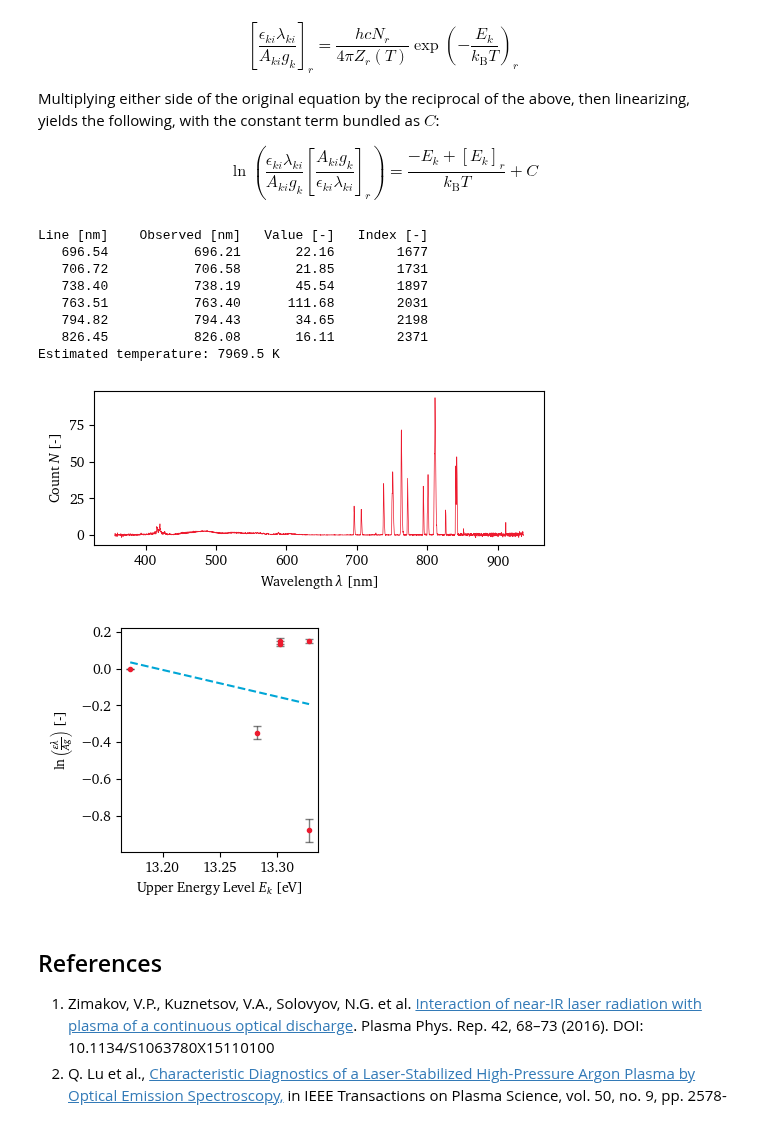
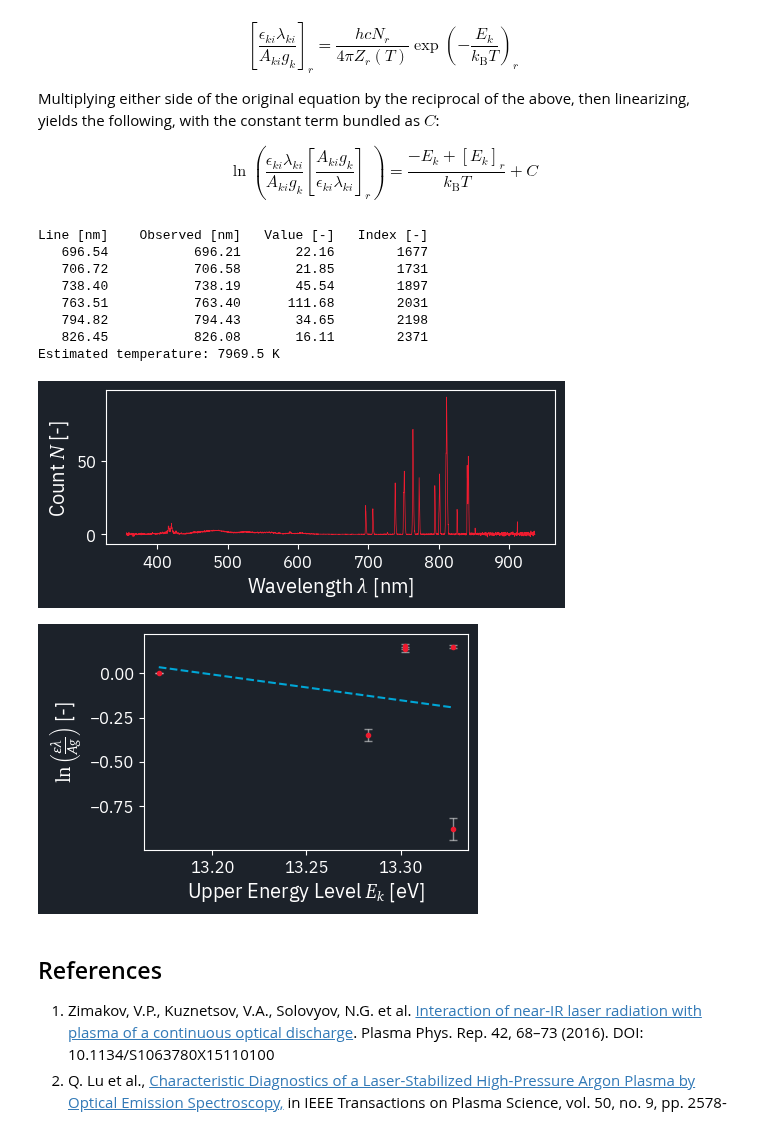
Before and after one commit to eeduplay/MScThesis, a Jupyter notebook: code/argon_spectrum.ipynb, the cells around one changed output. Drawn from its saved outputs; the diff is of its cells as text; code cells hidden in the pictures.

```diff
--- a/code/argon_spectrum.ipynb
+++ b/code/argon_spectrum.ipynb
@@ -19,6 +19,8 @@ from Laser import util as lu
 from scipy.optimize import curve_fit
 from scipy.constants import k, elementary_charge
 
+plt.style.use(['dark_background', './presentationPlots.mplstyle'])
+FIGTARGET = getenv('PPTASSETPATH')
 
 kB = k
 
@@ -250,38 +253,38 @@ ref_line = observed_lines[ref_line_index, :].reshape((4,))
 ref_term = transitions[transitions[:,0] == ref_wavelength, 1] \
             / (ref_line[2]*ref_wavelength)
 lnvalues = np.log(
     ref_term * observed_lines[:,0] * observed_lines[:,2] / transitions[:,1]
 )
 E_kr = transitions[transitions[:,0] == ref_wavelength, 2]
 
 fitfunc = lambda ek, m, c: m*ek + c  # We're bundling the E_kr/kb.T term into c
 
 popt, pcov = curve_fit(fitfunc, transitions[:,2], lnvalues)
 fitfunc_x = np.array([transitions[:,2].min(), transitions[:,2].max()])
-plt.subplots(figsize=(3,3))
+plt.subplots(figsize=(4.5,3))
 # plt.plot(transitions[:,2], lnvalues, '.')
 plt.errorbar(transitions[:,2], lnvalues, yerr=transitions[:,3]*np.abs(lnvalues),
-             ecolor=(0,0,0,0.5), elinewidth=1.0, capsize=3, fmt='.')
+             ecolor=(1,1,1,0.5), elinewidth=1.0, capsize=3, fmt='.')
 print('Estimated temperature: {:.1f} K'.format(-elementary_charge/(kB*popt[0])))
 plt.xlabel(r'Upper Energy Level $E_k$ [eV]')
 plt.ylabel(r'$\ln{\left(\frac{\epsilon\lambda}{Ag}\right)}$ [-]')
 plt.plot(fitfunc_x, fitfunc(fitfunc_x, *popt), '--')
 plt.tight_layout()
 # plt.savefig('../report/assets/5 results/spectrum_{}_boltzmann.png'.format(ID),
 #               dpi=72)
-# plt.savefig('../report/assets/5 results/spectrum_{}_boltzmann.pdf'.format(ID))
+plt.savefig(FIGTARGET+'spectrum_{}_boltzmann.svg'.format(ID))
 plt.show()
 # %% [output]
 Line [nm]    Observed [nm]   Value [-]   Index [-]
    696.54           696.21       22.16        1677
    706.72           706.58       21.85        1731
    738.40           738.19       45.54        1897
    763.51           763.40      111.68        2031
    794.82           794.43       34.65        2198
    826.45           826.08       16.11        2371
 Estimated temperature: 7969.5 K
-[figure, old version]
+[figure, new version]
-[figure, old version]
+[figure, new version]
 # %% [markdown]
 ## References
 1. Zimakov, V.P., Kuznetsov, V.A., Solovyov, N.G. et al. [Interaction of near-IR laser radiation with plasma of a continuous optical discharge](https://doi.org/10.1134/S1063780X15110100). Plasma Phys. Rep. 42, 68–73 (2016). DOI: 10.1134/S1063780X15110100
```
Also changed, not shown: parts of 3 cells of this notebook, 13 other files.
